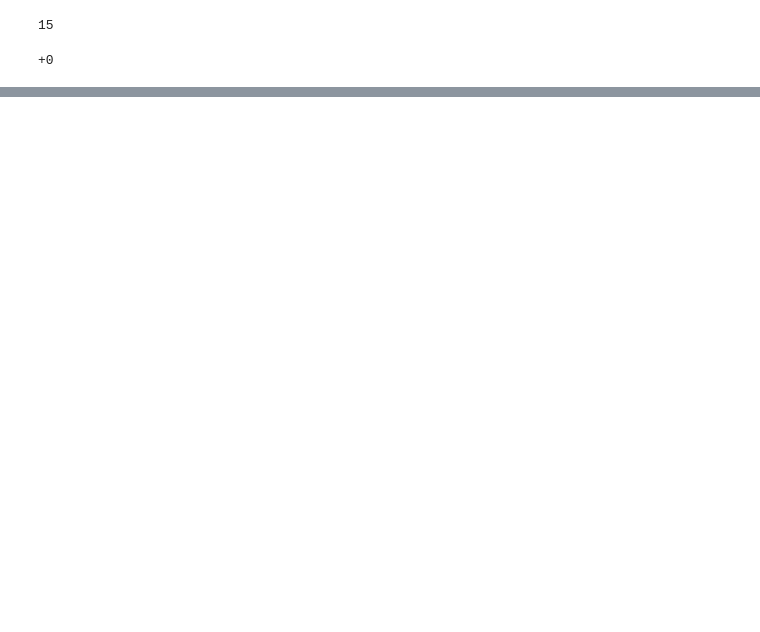
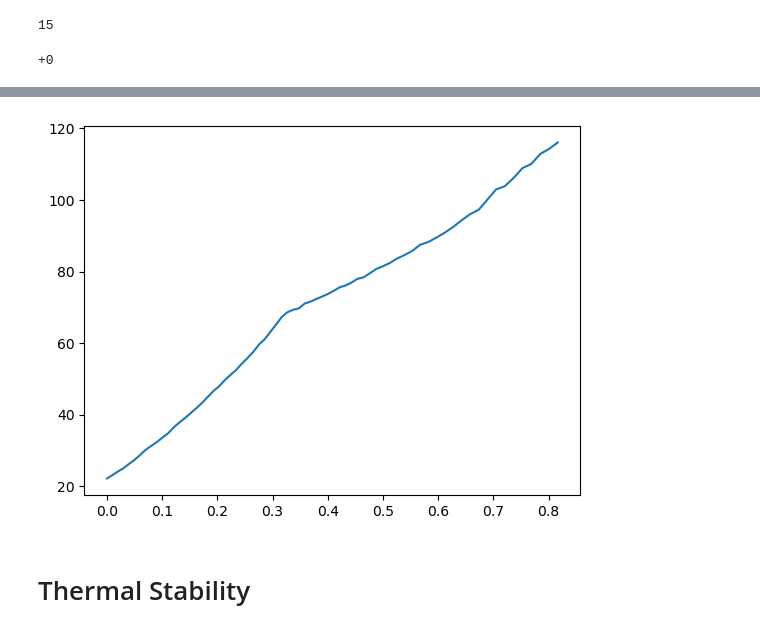
Before and after one commit to sdp8483/pl_test_pcb, a Jupyter notebook: LGS5145/software/lgs5145_characterize.ipynb, the cells around one changed output, grey strips where cells are left out. Cells and saved outputs as stored; diff of their text form; code cells hidden in the pictures; blank space fills up the shorter version.

```diff
--- a/LGS5145/software/lgs5145_characterize.ipynb
+++ b/LGS5145/software/lgs5145_characterize.ipynb
@@ -161,0 +157,7 @@ plt.show()
+# %%
+plt.plot(df[' Iout'], df[' TC'])
+plt.show()
+# %% [output]
+[figure, added]
+# %% [markdown]
+# Thermal Stability
```
Also changed, not shown: parts of 11 cells of this notebook, 6 other files.
